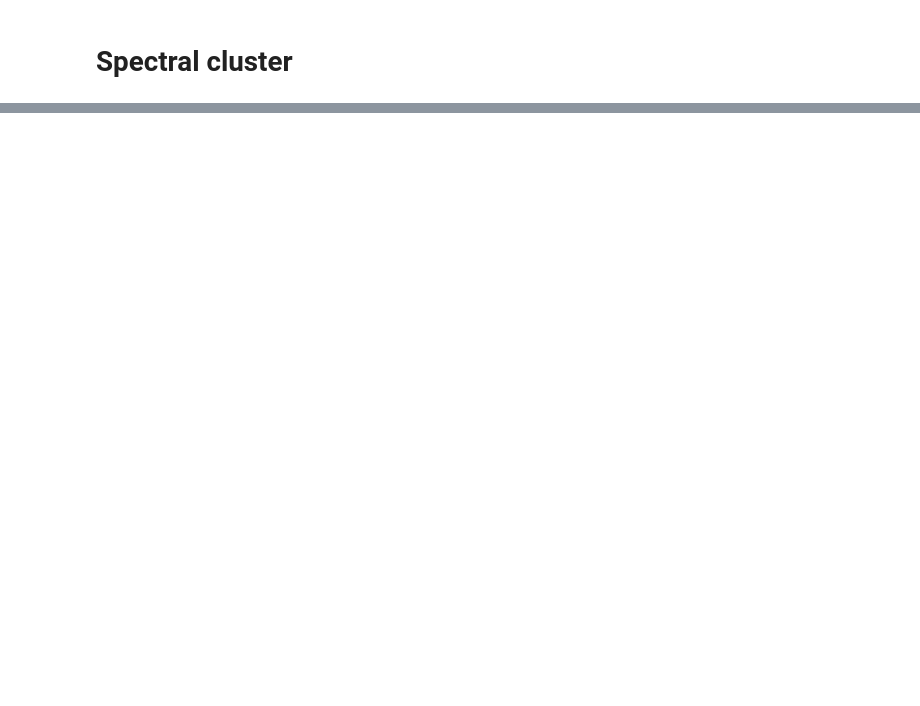
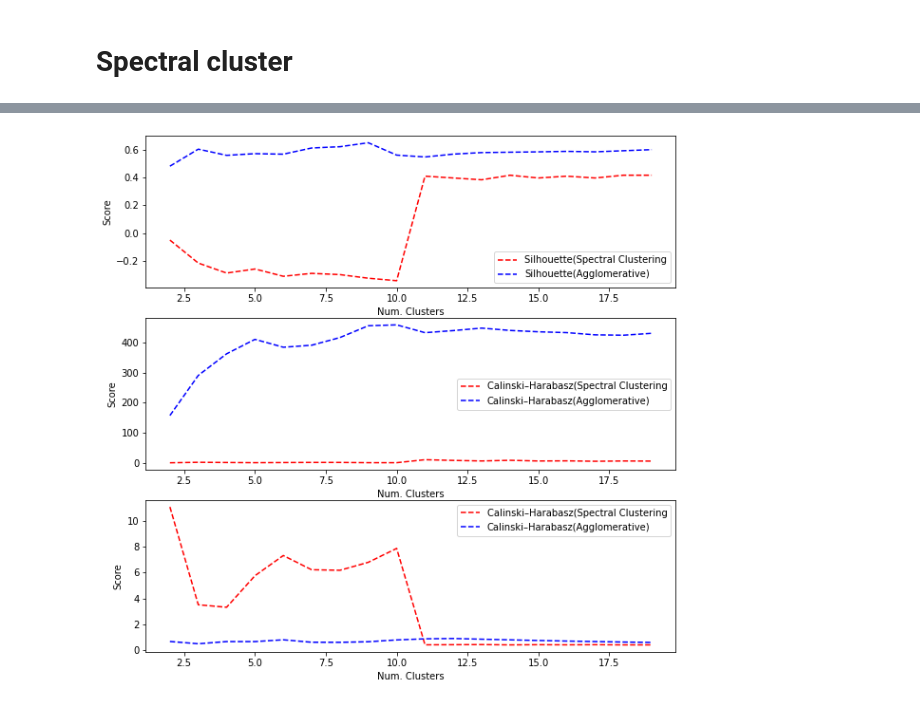
Before and after one commit to nachocodexx/cinvestav-da-clustering, a Jupyter notebook: Untitled.ipynb, the cells around one changed output, grey strips where cells are left out. Cells and saved outputs as stored; diff of their text form; code cells hidden in the pictures; blank space fills up the shorter version.

```diff
--- a/Untitled.ipynb
+++ b/Untitled.ipynb
@@ -375,14 +401,10 @@ vecs.shape,vals.shape
 # %%
-n_clusters =(2,3,4,5,10,12,15,20)
+n_clusters =list(range(2,20))
 for k in n_clusters:
     kmeans = KMeans(n_clusters=k)
     kmeans.fit(vecs[:,1:k])
 #     kmeans.fit_predict(vecs[:,1:k])
     l = kmeans.labels_
-#     scores = {'CHS':chs(A,l),'shs':shs(A,l),'dbs':dbs(A,l)}
-#     print(scores)
-    print(l)
-# kmeans.fit(vecs[:,1:4])
-# colors = kmeans.labels_
-# colors,colors.shape
+    scores = {'CHS':chs(A,l),'shs':shs(A,l),'dbs':dbs(A,l)}
+    print(scores)
 # %% [output]
@@ -394,7 +430,6 @@ ValueError: Complex data not supported
 # Spectral cluster
 # %%
 # clusters = (2,5,10,15,20)
-clusters = (7,)
 eigen_solvers =('arpack', 'lobpcg', 'amg') #The eigenvalue decomposition strategy to use
 n_components  = 6 # Number of eigen vectors to use for the spectral embedding
 random_satate = (RandomState(None),10) # A pseudo random number generator used for the initialization of the lobpcg eigen vectors decomposition when eigen_solver='amg' and by the K-Means initialization
@@ -408,31 +443,66 @@ degree        = 3 # Degree of the polynomial kernel. Ignored by other kernels
 coef0         = 1 # Zero coefficient for polynomial and sigmoid kernels.
 n_jobs        = -1 # -1 means using all processors.
 verbose       = True
-def runSC():
+# agglomerative_params = lmbda {'n_clusters':}
+data          =[[],[],[],[],[],[]]
+def runSC(**kwargs):
+    X = kwargs['X']
+    sX=standarize(X=X)
+    clusters = kwargs['n_clusters']
     for k in clusters:
+        aac = AgglomerativeClustering(
+            n_clusters=k,
+            affinity='euclidean',
+            connectivity=A).fit(X)
         sc = SpectralClustering(n_clusters=k,
                                 n_components=k,
                                 assign_labels=assign_labels[0],
                                 random_state=random_satate[0],
                                 affinity=affinity[0],
-                                eigen_solver=eigen_solvers[1]
+                                eigen_solver=eigen_solvers[0]
                                )
-        clustering = sc.fit(A)
+        clustering = sc.fit(X)
         l    = clustering.labels_
+        ll   = aac.labels_
         nk   = np.unique(l)
-        data =  list(map(lambda x: [np.where(l==x)[0].tolist(),'Cluster'+str(x),x],nk))
-        for d in data:
-            db.writeTransaction(setToCluster,d)
-        print(data)
+        #data =  list(map(lambda x: [np.where(l==x)[0].tolist(),'Cluster'+str(x),x],nk))
+        #for d in data:
+         #   db.writeTransaction(setToCluster,d)
+        #print(data)
 #         indexes = np.where(l==1)
 #         print(indexes)
 #         scores = chs(A,_labels),dbs(A,_labels),shs(A,_labels))
-#         scores = {'CHS':chs(A,l),'shs':shs(A,l),'dbs':dbs(A,l)}
+        s0  = shs(X,l)
+        s1  = shs(sX,ll)
+        ch0 = chs(X,l)
+        ch1 = chs(sX,ll)
+        db0  = dbs(X,l)
+        db1  = dbs(sX,ll)
 #         print("Number of clusters: {}".format(k))
-#         print(l)
-#         print("Scores: {}".format(scores))
+#         print("Silhouette scores: {}\nCalinski–Harabasz: {}\nDavies–Bouldin: ".format(s0,ch0,db0))
+        data[0].append(s0)
+        data[1].append(s1)
+        data[2].append(ch0)
+        data[3].append(ch1)
+        data[4].append(db0)
+        data[5].append(db1)
+#         data[1].append(ch0)
+#         data[2].append(db0)
 #         print(_labels,_labels.shape)
-runSC()
-# random_satate[0]
-# A.shape
+n_clusters = list(range(2,20))
+runSC(X=SPA,n_clusters=n_clusters)
+fig, ax = plt.subplots(3,1)
+def scorePlot(i,data,labels):
+    ax[i].plot(n_clusters,data[0],'r--',label = labels[0])
+    ax[i].plot(n_clusters,data[1],'b--',label = labels[1])
+    ax[i].set_xlabel("Num. Clusters")
+    ax[i].set_ylabel("Score")
+# ax[1]
+scorePlot(0,data[0:2],['Silhouette(Spectral Clustering','Silhouette(Agglomerative)'])
+scorePlot(1,data[2:4],['Calinski–Harabasz(Spectral Clustering','Calinski–Harabasz(Agglomerative)'])
+scorePlot(2,data[4:6],['Calinski–Harabasz(Spectral Clustering','Calinski–Harabasz(Agglomerative)'])
+
+for i in range(3):
+    ax[i].legend(loc='best')
+plt.show()
 # %% [output]
@@ -446,0 +509 @@ HREE [[0, 1, 2, 3, 4, 12, 17, 18, 19, 20, 30, 33, 38, 39, 40, 41, 42, 67, 68, 10
+[figure, added]
```
Also changed, not shown: parts of 8 cells of this notebook.
